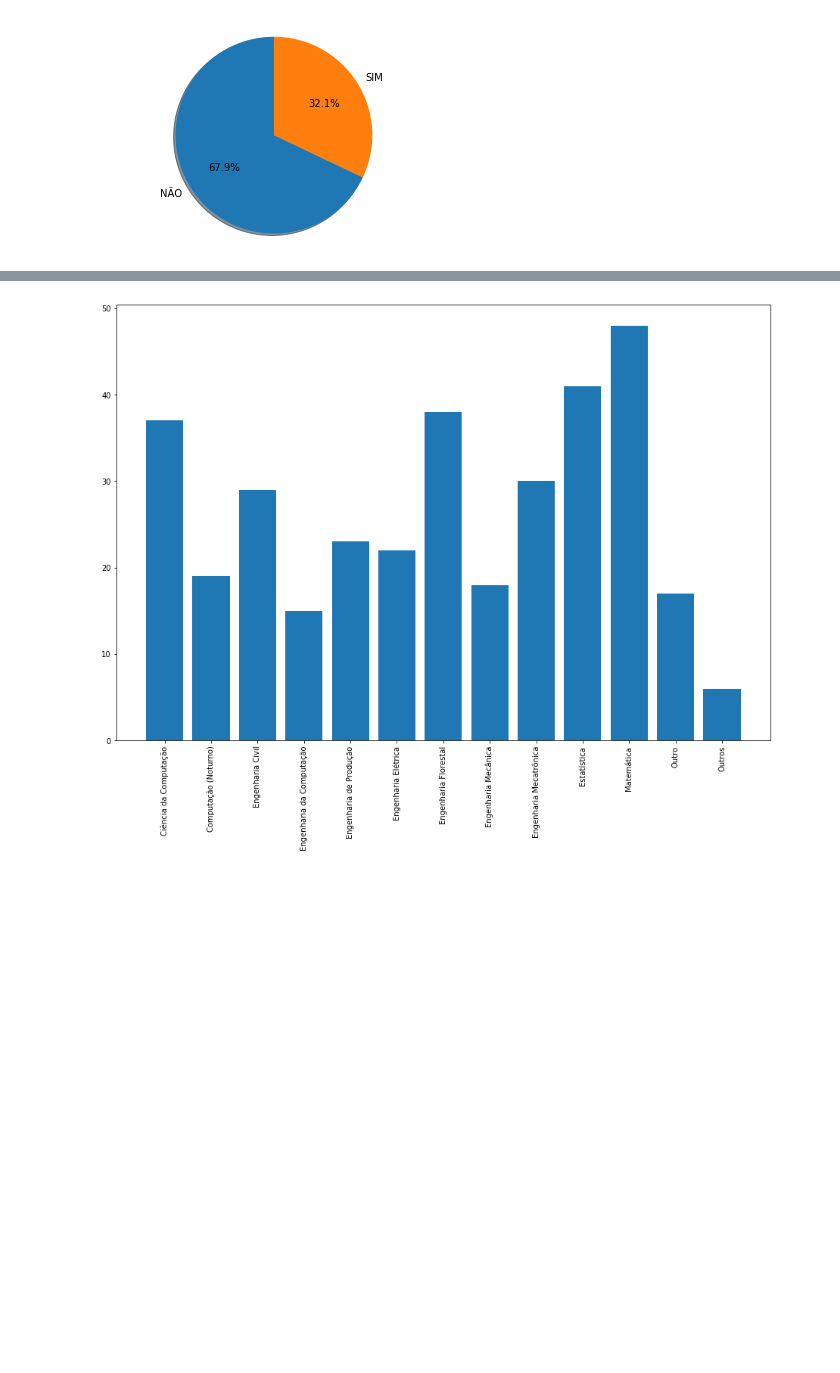
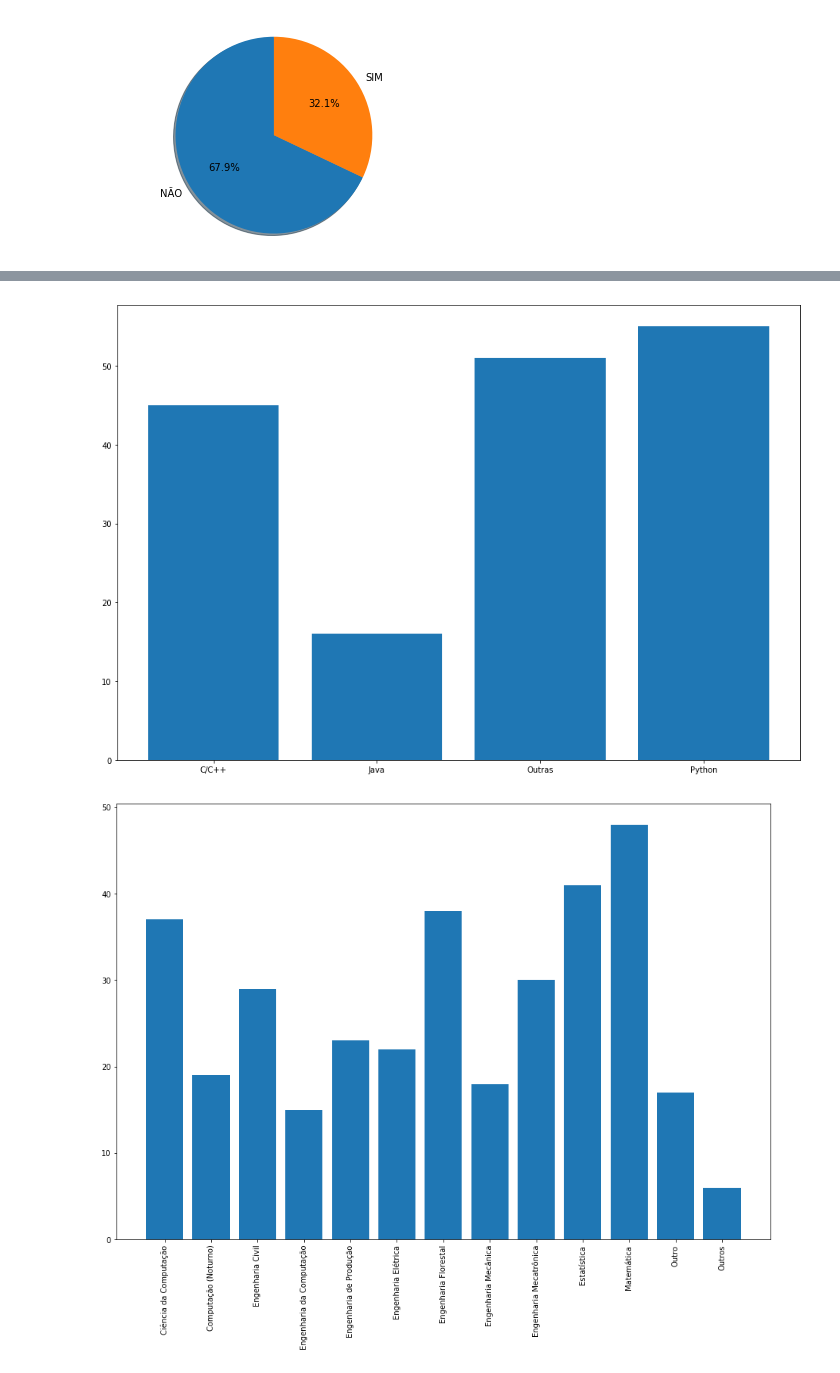
Before and after one commit to luhansen/Estudo_Visualizacao, a Jupyter notebook: Algorimos a serem implementados/formulario/Formulário.ipynb, the cells around one changed output, grey strips where cells are left out. Saved outputs shown, nothing was run; the diff lists cells and outputs as text; code cells hidden in the pictures; blank space fills up the shorter version.

```diff
--- a/Algorimos a serem implementados/formulario/Formulário.ipynb
+++ b/Algorimos a serem implementados/formulario/Formulário.ipynb
@@ -48,7 +49,6 @@ plt.show()
 # %%
 #Se você tinha experiência em programação antes dessa disciplina, informe em quais linguagens?
 # %%
-
 select_query="select languages_programming_experience from formulario where languages_programming_experience <> 'Nao informado';"
 cursor.execute(select_query)
 records = pd.DataFrame(cursor.fetchall())
@@ -58,11 +58,6 @@ aux = pd.concat([pd.Series(row['languages_programming_experience'].split(','))
     for _, row in records.iterrows()]).reset_index()
 
 aux.columns = ['index', 'language']
+aux['language'] = aux['language'].str.strip()
 
 final = aux.groupby(['language']).size().reset_index(name='counts')
-fig = plt.figure()
-ax = fig.add_axes([0,0,2,2])
-langs = final['language']
-students = final['counts']
-ax.bar(langs,students)
-plt.show()
@@ -71,3 +72,15 @@ plt.show()
+# %%
+
+
+final = aux.groupby(['language']).size().reset_index(name='counts')
+fig = plt.figure()
+ax = fig.add_axes([0,0,2,2])
+langs = final['language']
+students = final['counts']
+ax.bar(langs,students)
+plt.show()
+# %% [output]
+[figure, added]
 # %%
 #Qual o seu curso de graduação?
 # %%
```
Also changed, not shown: parts of 5 cells of this notebook, 5 other files.
